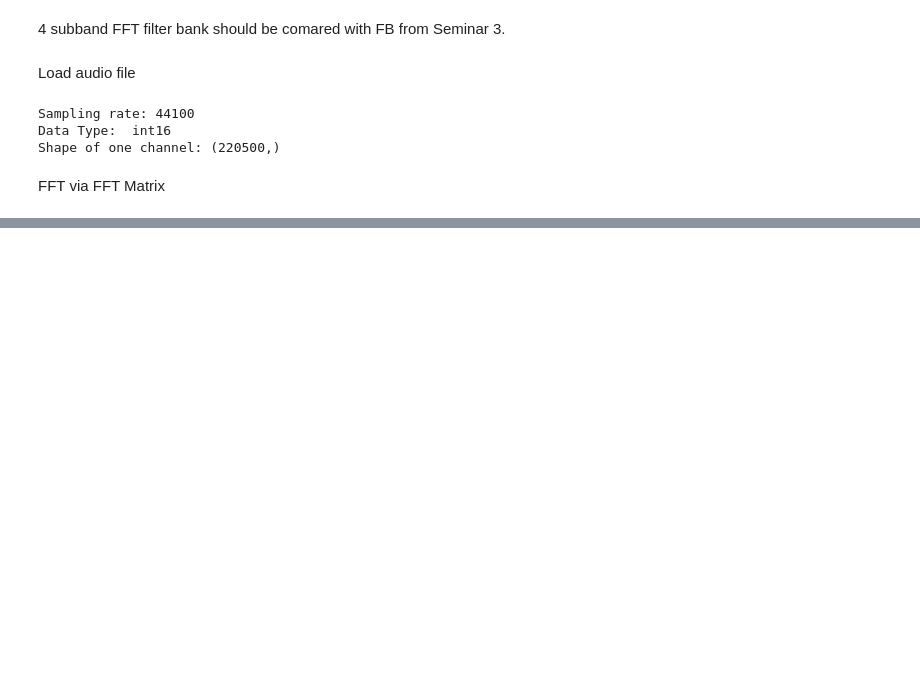
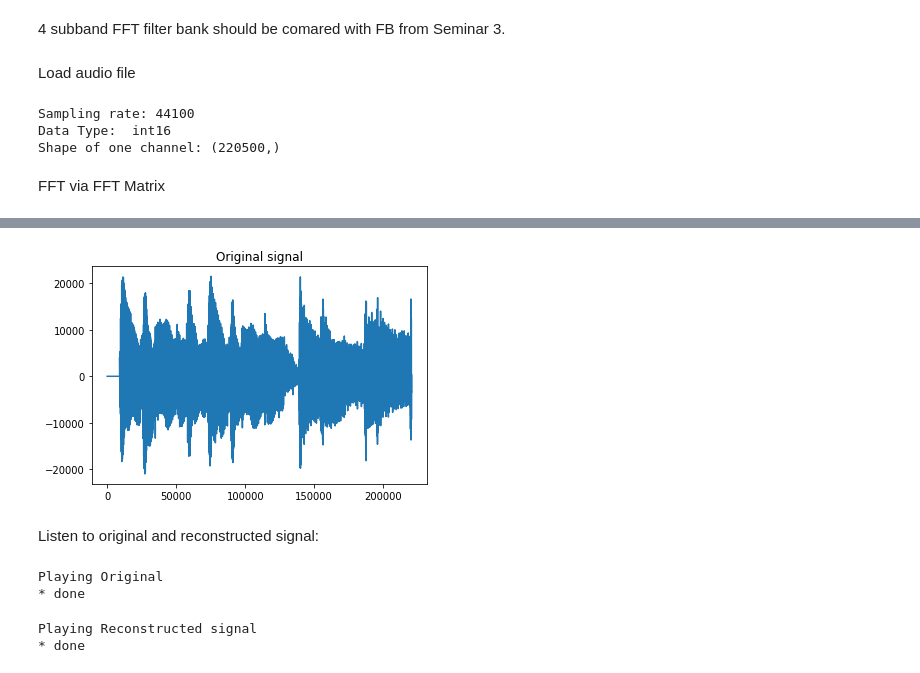
Before and after one commit to jole6826/MRSP, a Jupyter notebook: MRSP_sem4.ipynb, the cells around one changed output, grey strips where cells are left out. Saved outputs shown, nothing was run; the diff lists cells and outputs as text; code cells hidden in the pictures; blank space fills up the shorter version.

```diff
--- a/MRSP_sem4.ipynb
+++ b/MRSP_sem4.ipynb
@@ -62,0 +118,20 @@ plt.show()
+# %%
+plt.plot(audio)
+plt.title('Original signal')
+plt.show()
+# %% [output]
+[figure, added]
+# %% [markdown]
+Listen to original and reconstructed signal:
+# %%
+print("Playing Original")
+sound.sound(audio,fs)
+# %% [output]
+Playing Original
+* done
+# %%
+print("Playing Reconstructed signal")
+sound.sound(np.real(reconAudio),fs)
+# %% [output]
+Playing Reconstructed signal
+* done
```
Also changed, not shown: parts of 10 cells of this notebook.
